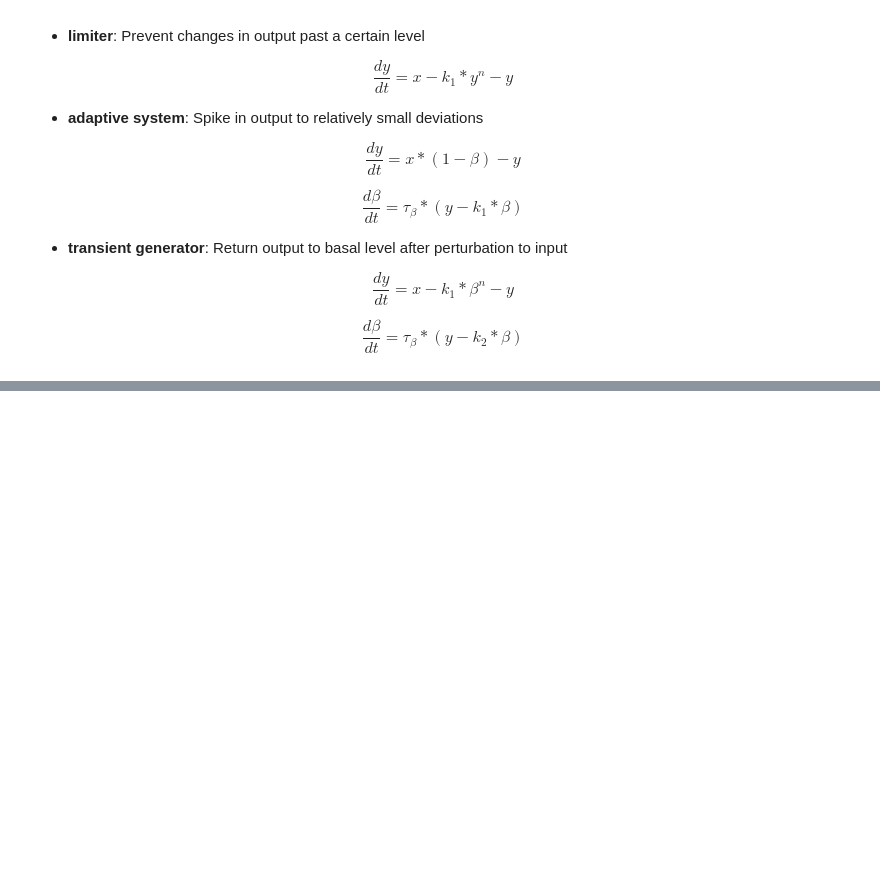
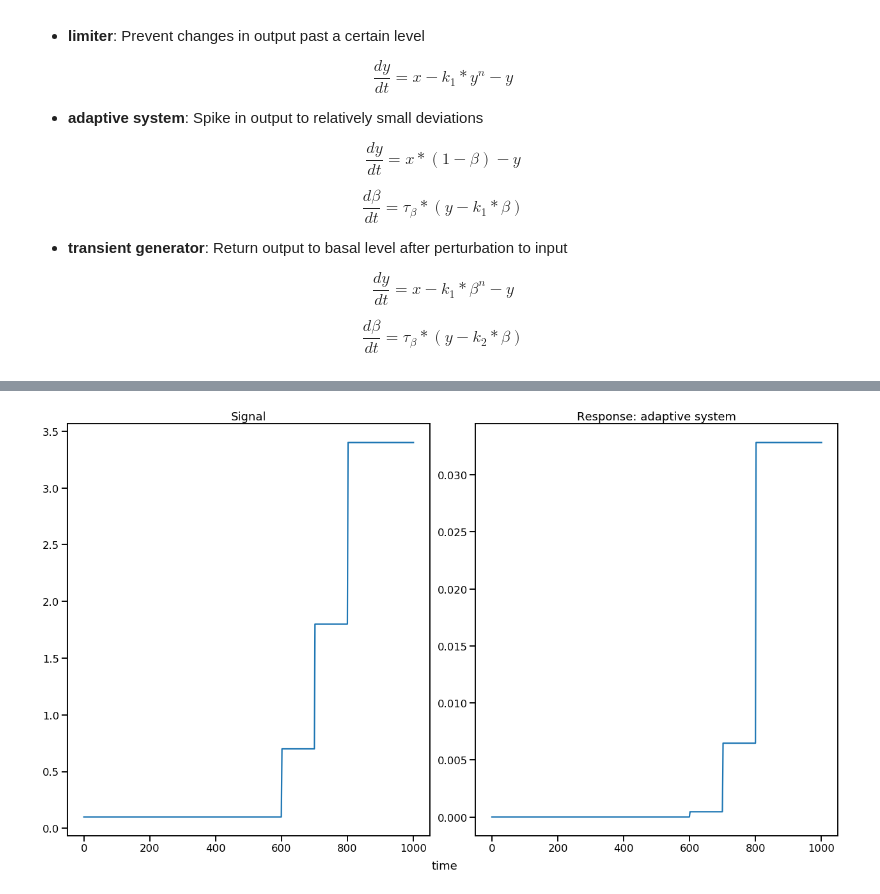
Before and after one commit to cainja/Feedback-Motifs, a Jupyter notebook: feedbackMotifs.ipynb, the cells around one changed output, grey strips where cells are left out. Cells and saved outputs as stored; diff of their text form; code cells hidden in the pictures; blank space fills up the shorter version.

```diff
--- a/feedbackMotifs.ipynb
+++ b/feedbackMotifs.ipynb
@@ -99,0 +124,18 @@ plt.show()
+# %%
+
+Kd = widgets.FloatText(description= r'$K_d$', value=.1)
+k1 = widgets.FloatText(description= r'$k_1$', value=.2)
+k2 = widgets.FloatText(description= r'$k_2$', value=.05)
+n = widgets.FloatText(description= r'$n$', value=6)
+tau = widgets.FloatText(description= r'$\tau_{\beta}$', value=.01)
+
+
+motif = widgets.ToggleButtons(
+    options=['basal homeostat', 'signal limiter', 'adaptive system', 'transient generator'],
+    description='Motif:',
+    disabled=False,
+    tooltips=['Description of slow', 'Description of regular', 'Description of fast'],
+#     icons=['check'] * 3
+)
+
+display(Kd, k1, k2, n, tau, motif)
@@ -99,0 +163,27 @@ plt.show()
+# %%
+if motif.value == 'basal homeostat':
+    sol = odeint(homeostat, 0, signal.signal, args=(k1.value, Kd.value, n.value))
+elif motif.value == 'signal limiter':
+    sol = odeint(signal_limiter, 0, signal.signal, args=(k1.value, n.value))
+elif motif.value == 'adaptive system':
+    sol = odeint(adaptive_system, [0,0], signal.signal, args=(k1.value, n.value, tau.value))
+    sol = sol[:,0]
+elif motif.value == 'transient generator':
+    sol = odeint(homeostat, [0,0], signal.signal, args=(k1.value, n.value, tau.value))
+    sol = sol[:,0]
+
+fig, axes = plt.subplots(1, 2, figsize = (18, 10), sharey=False)
+fig.tight_layout()
+
+axes[0].plot(signal.time, signal.signal)
+axes[0].set_title('Signal')
+
+axes[1].plot(signal.time, sol)
+axes[1].set_title('Response: {}'.format(motif.value))
+
+fig.text(0.5, 0, 'time', ha='center', va='center')
+fig.text(0.06, 0.5, '', ha='center', va='center', rotation='vertical')
+
+plt.show()
+# %% [output]
+[figure, added]
```
Also changed, not shown: parts of 8 cells of this notebook.
